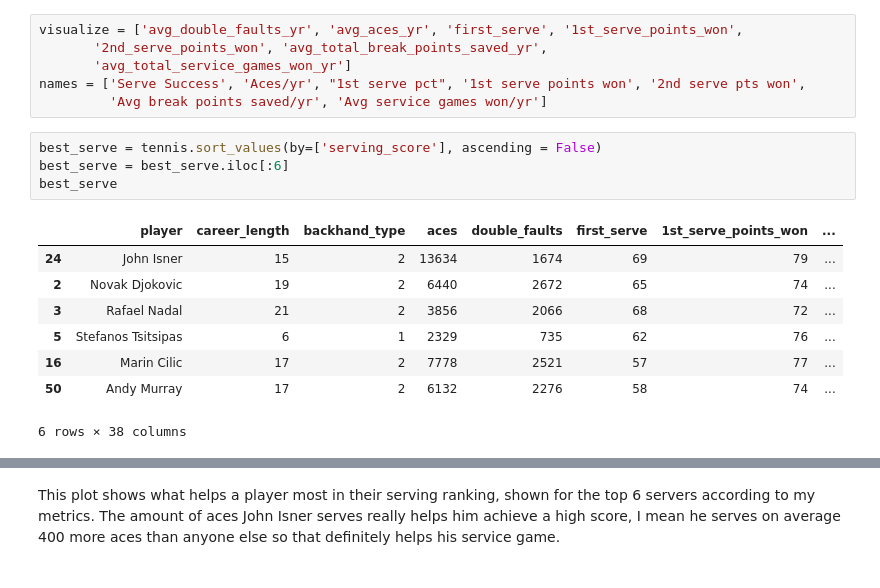
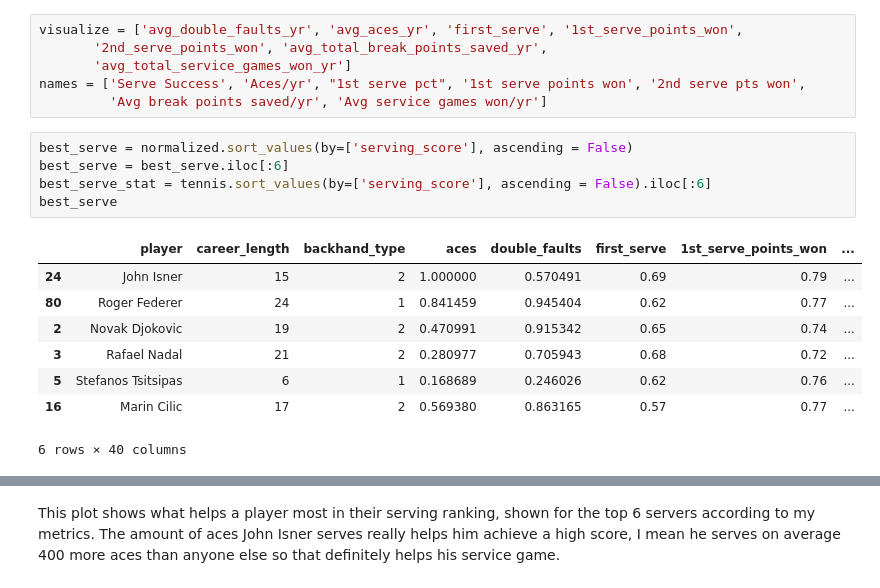
Before and after one commit to uodonnell/TennisEDA, a Jupyter notebook: notebook.ipynb, the cells around one changed output, grey strips where cells are left out. Cells and saved outputs as stored; diff of their text form.

```diff
--- a/notebook.ipynb
+++ b/notebook.ipynb
@@ -402,18 +402,19 @@ visualize = ['avg_double_faults_yr', 'avg_aces_yr', 'first_serve', '1st_serve_po
 names = ['Serve Success', 'Aces/yr', "1st serve pct", '1st serve points won', '2nd serve pts won',
          'Avg break points saved/yr', 'Avg service games won/yr']
 # %%
-best_serve = tennis.sort_values(by=['serving_score'], ascending = False)
+best_serve = normalized.sort_values(by=['serving_score'], ascending = False)
 best_serve = best_serve.iloc[:6]
+best_serve_stat = tennis.sort_values(by=['serving_score'], ascending = False).iloc[:6]
 best_serve
 # %% [output]
 |  | player | career_length | backhand_type | aces | double_faults | first_serve | 1st_serve_points_won | ... |
-| 24 | John Isner | 15 | 2 | 13634 | 1674 | 69 | 79 | ... |
-| 2 | Novak Djokovic | 19 | 2 | 6440 | 2672 | 65 | 74 | ... |
-| 3 | Rafael Nadal | 21 | 2 | 3856 | 2066 | 68 | 72 | ... |
-| 5 | Stefanos Tsitsipas | 6 | 1 | 2329 | 735 | 62 | 76 | ... |
-| 16 | Marin Cilic | 17 | 2 | 7778 | 2521 | 57 | 77 | ... |
-| 50 | Andy Murray | 17 | 2 | 6132 | 2276 | 58 | 74 | ... |
+| 24 | John Isner | 15 | 2 | 1.000000 | 0.570491 | 0.69 | 0.79 | ... |
+| 80 | Roger Federer | 24 | 1 | 0.841459 | 0.945404 | 0.62 | 0.77 | ... |
+| 2 | Novak Djokovic | 19 | 2 | 0.470991 | 0.915342 | 0.65 | 0.74 | ... |
+| 3 | Rafael Nadal | 21 | 2 | 0.280977 | 0.705943 | 0.68 | 0.72 | ... |
+| 5 | Stefanos Tsitsipas | 6 | 1 | 0.168689 | 0.246026 | 0.62 | 0.76 | ... |
+| 16 | Marin Cilic | 17 | 2 | 0.569380 | 0.863165 | 0.57 | 0.77 | ... |
-6 rows × 38 columns
+6 rows × 40 columns
 # %%
 import plotly.graph_objects as go
 from plotly.subplots import make_subplots
```
Also changed, not shown: parts of 41 cells of this notebook, 4 other files.
